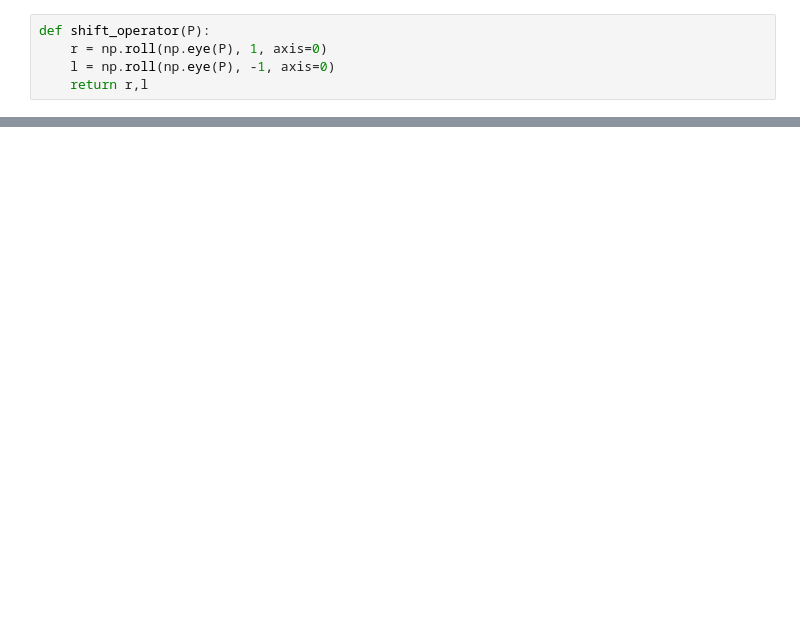
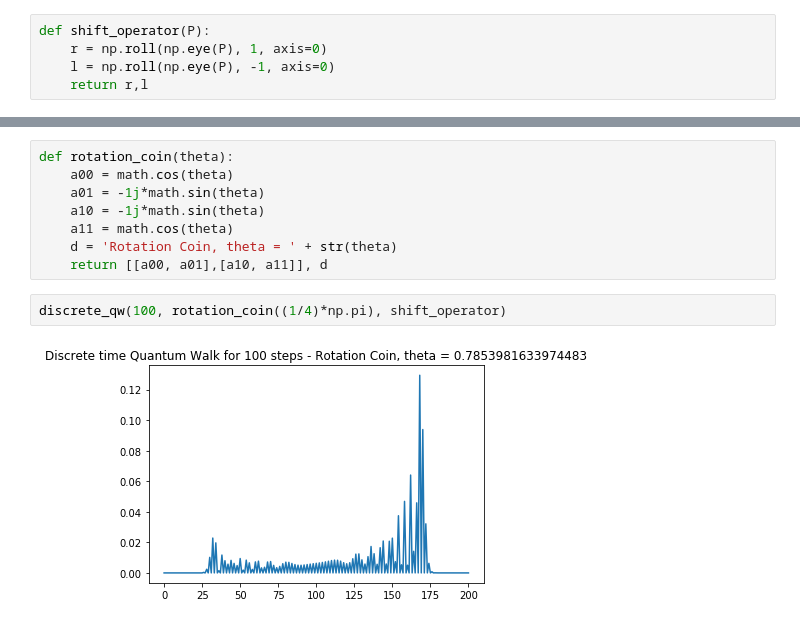
Before and after one commit to gmitchener/quantum_project, a Jupyter notebook: random_walk.ipynb, the cells around one changed output, grey strips where cells are left out. Drawn from its saved outputs; the diff is of its cells as text; blank space fills up the shorter version.

```diff
--- a/random_walk.ipynb
+++ b/random_walk.ipynb
@@ -62,0 +70,12 @@ discrete_qw(100, hadamard_coin(c00,c01,c10,c11), shift_operator)
+# %%
+def rotation_coin(theta):
+    a00 = math.cos(theta)
+    a01 = -1j*math.sin(theta)
+    a10 = -1j*math.sin(theta)
+    a11 = math.cos(theta)
+    d = 'Rotation Coin, theta = ' + str(theta)
+    return [[a00, a01],[a10, a11]], d
+# %%
+discrete_qw(100, rotation_coin((1/4)*np.pi), shift_operator)
+# %% [output]
+[figure, added]
```
Also changed, not shown: parts of 6 cells of this notebook.
